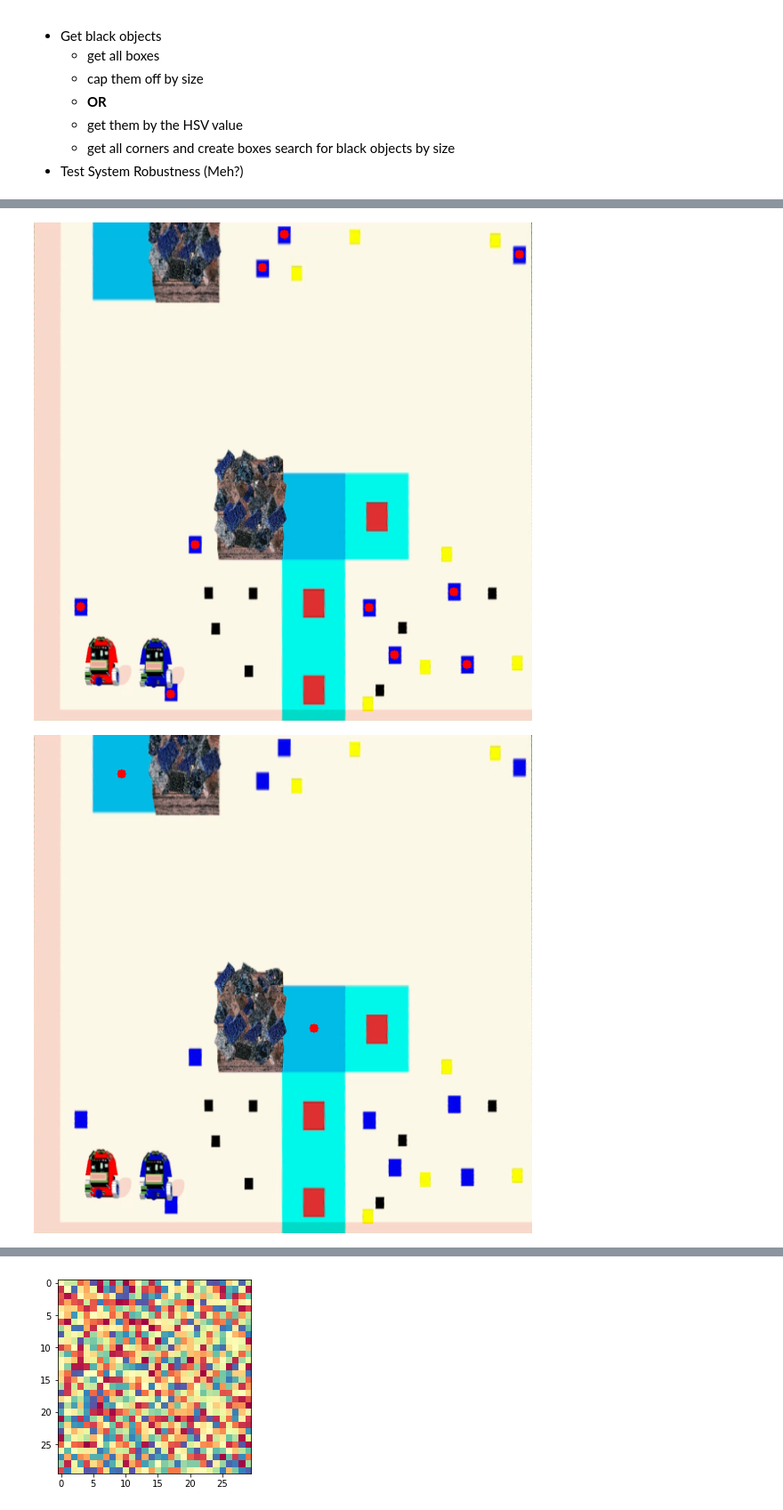
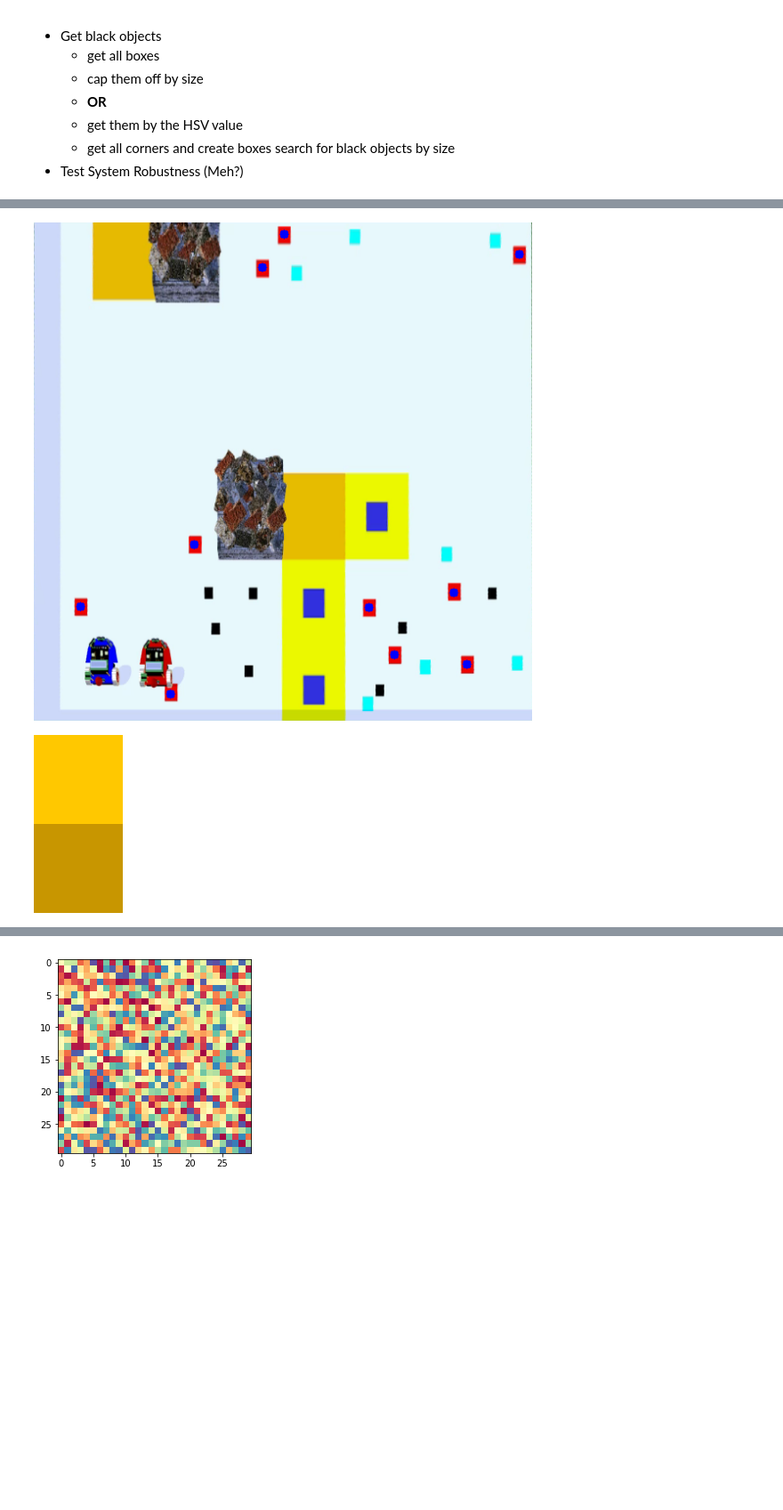
Before and after one commit to Mohamedemad4/erstling, a Jupyter notebook: object_markers/notebooks/playground.ipynb, the cells around one changed output, grey strips where cells are left out. Shown at 89% size. Cells and saved outputs as stored; diff of their text form; code cells hidden in the pictures; blank space fills up the shorter version.

Commit message:
done Bare min. CV code ready for writing the ROS node

```diff
--- a/object_markers/notebooks/playground.ipynb
+++ b/object_markers/notebooks/playground.ipynb
@@ -29,10 +22,13 @@ import matplotlib.pyplot as plt
 
 # set video quality to low
 #BGR not RGB
-a=cv2.VideoCapture("good.webm") #btw the colors are inverted along the R and B
-ret,frame=a.read()
+a=cv2.VideoCapture("good.webm",) #btw the colors are inverted along the R and B
+ret,framez=a.read()
+frame=cv2.cvtColor(framez,cv2.COLOR_BGR2RGB) # invert them to RGB
 # %%
-'''Make the camera Normal'''
+''''''
+frame=cv2.cvtColor(framez,cv2.COLOR_BGR2RGB)
+
 pt_tl = [155,135]
 pt_tr = [805,135]
 pt_br = [940,625] # bottom right
@@ -41,20 +37,21 @@ w,h=570,570
 
 showarray(cam_norm(frame))
 
-'''Detect Yellow Objects'''
+'''Detect Cyan Objects''' # done
 frame=cam_norm(frame)
-res,mask=get_color(frame,[255,255,0],[30,30,0])
+res,mask=get_color(frame,[0,255,255],[0,30,30])
 viz_box(frame,get_box_cords(mask,7,50))
 
-'''Detect Blue'''
-res,mask=get_color(frame,[0,0,255],[0,0,10])
-viz_box(frame,get_box_cords(mask,7,100))
+'''Detect Red''' # done
+res,mask=get_color(frame,[255,0,0],[10,0,0])
+viz_box(frame,get_box_cords(mask,7,100),c=(0,0,255))
 
-'''Detect Deposit'''
-res,mask=get_color(frame,[0, 188, 230],[0, 150, 200])
+'''Detect Deposit''' # done
+showcolors([255, 200, 0],[200, 150, 0])
+res,mask=get_color(frame,[255, 200, 0],[150, 150, 0])
 viz_box(frame,get_box_cords(mask,150,500))
 
-'''Detect Traps!'''
-res,mask=get_color(frame,[255,0,0],[10,0,0])
-viz_box(frame,get_box_cords(mask,10,500),c=(0,0,255))
+'''Detect Traps!''' #done
+res,mask=get_color(frame,[0,0,255],[0,0,10])
+viz_box(frame,get_box_cords(mask,10,400),c=(255,0,0))
 # %% [output]
@@ -63,2 +60,2 @@ viz_box(frame,get_box_cords(mask,10,500),c=(0,0,255))
-[figure, old version]
+[figure, new version]
-[figure, old version]
+[figure, new version]
```
Also changed, not shown: parts of 3 cells of this notebook, 1 other file.
